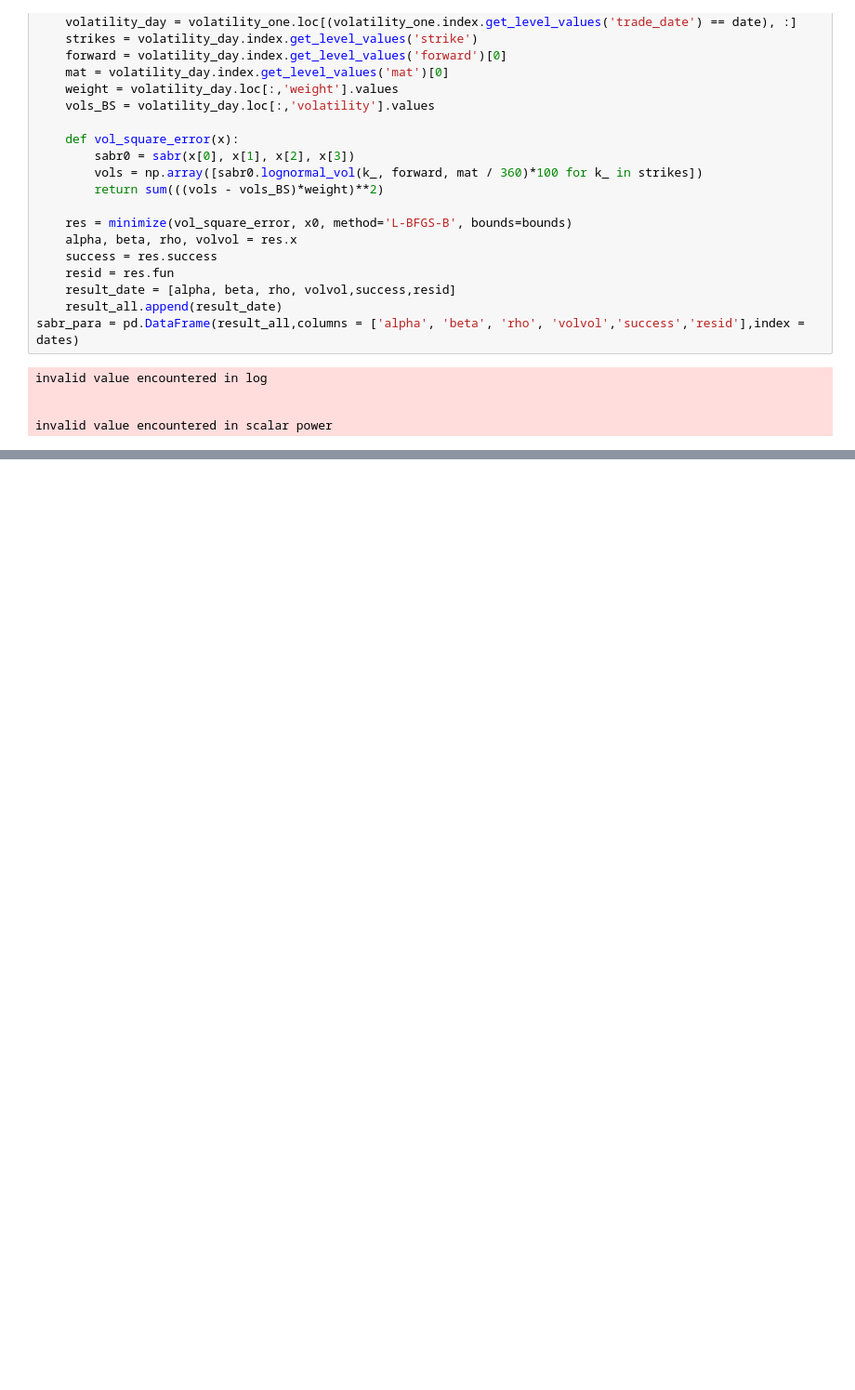
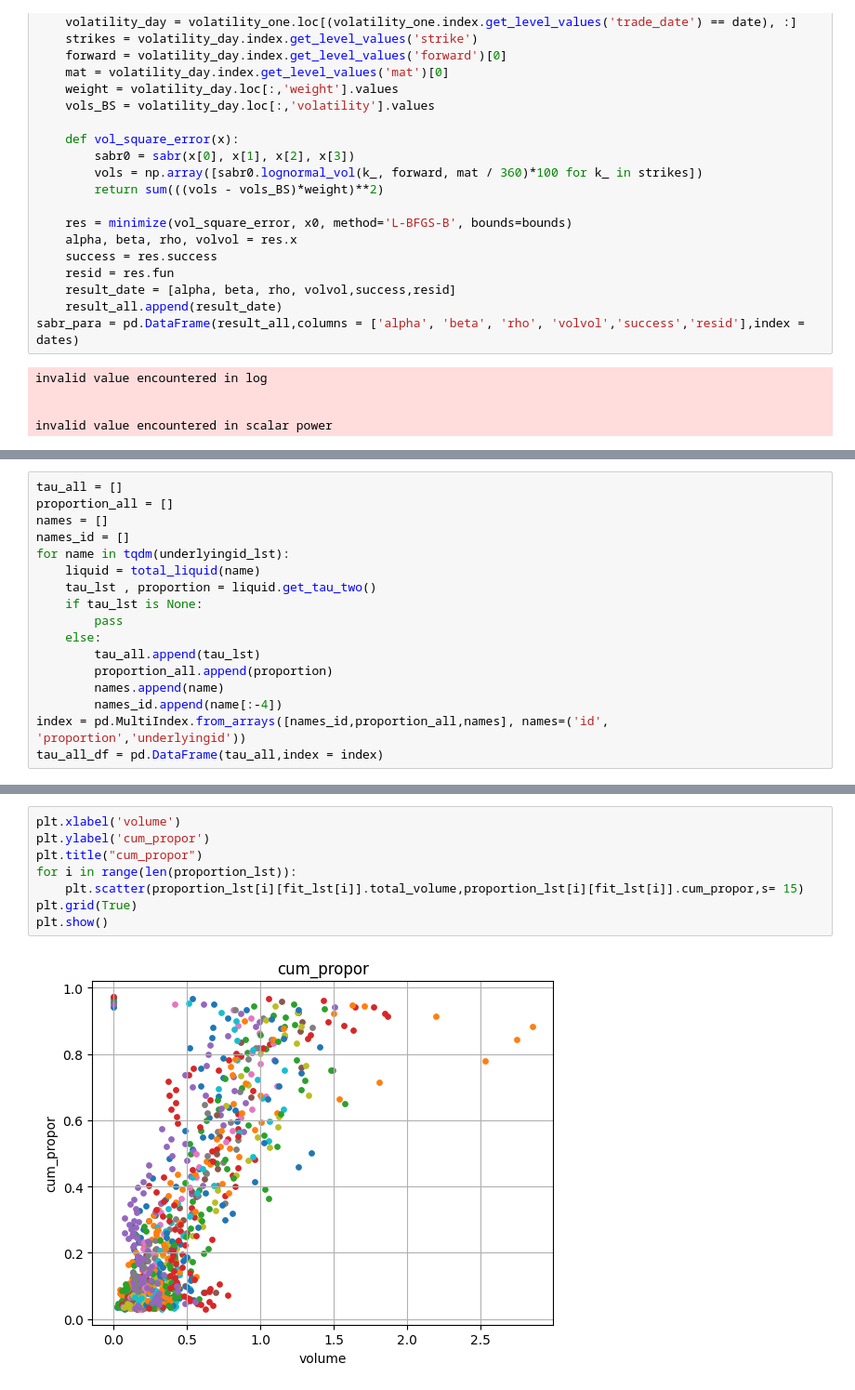
Before and after one commit to alvinonmars/Quantitative-internship, a Jupyter notebook: 毕业设计/code/predict.ipynb, the cells around one changed output, grey strips where cells are left out. Shown at 93% size. Saved outputs shown, nothing was run; the diff lists cells and outputs as text; blank space fills up the shorter version.

```diff
--- a/毕业设计/code/predict.ipynb
+++ b/毕业设计/code/predict.ipynb
@@ -326,0 +447,17 @@ plt.show()
+# %%
+tau_all = []
+proportion_all = []
+names = []
+names_id = []
+for name in tqdm(underlyingid_lst):
+    liquid = total_liquid(name)
+    tau_lst , proportion = liquid.get_tau_two()
+    if tau_lst is None:
+        pass
+    else:
+        tau_all.append(tau_lst)
+        proportion_all.append(proportion)
+        names.append(name)
+        names_id.append(name[:-4])
+index = pd.MultiIndex.from_arrays([names_id,proportion_all,names], names=('id', 'proportion','underlyingid'))
+tau_all_df = pd.DataFrame(tau_all,index = index)
@@ -326,0 +564,10 @@ plt.show()
+# %%
+plt.xlabel('volume')
+plt.ylabel('cum_propor')
+plt.title("cum_propor")
+for i in range(len(proportion_lst)):
+    plt.scatter(proportion_lst[i][fit_lst[i]].total_volume,proportion_lst[i][fit_lst[i]].cum_propor,s= 15)
+plt.grid(True)
+plt.show()
+# %% [output]
+[figure, added]
```
Also changed, not shown: parts of 36 cells of this notebook, 2 other files.
